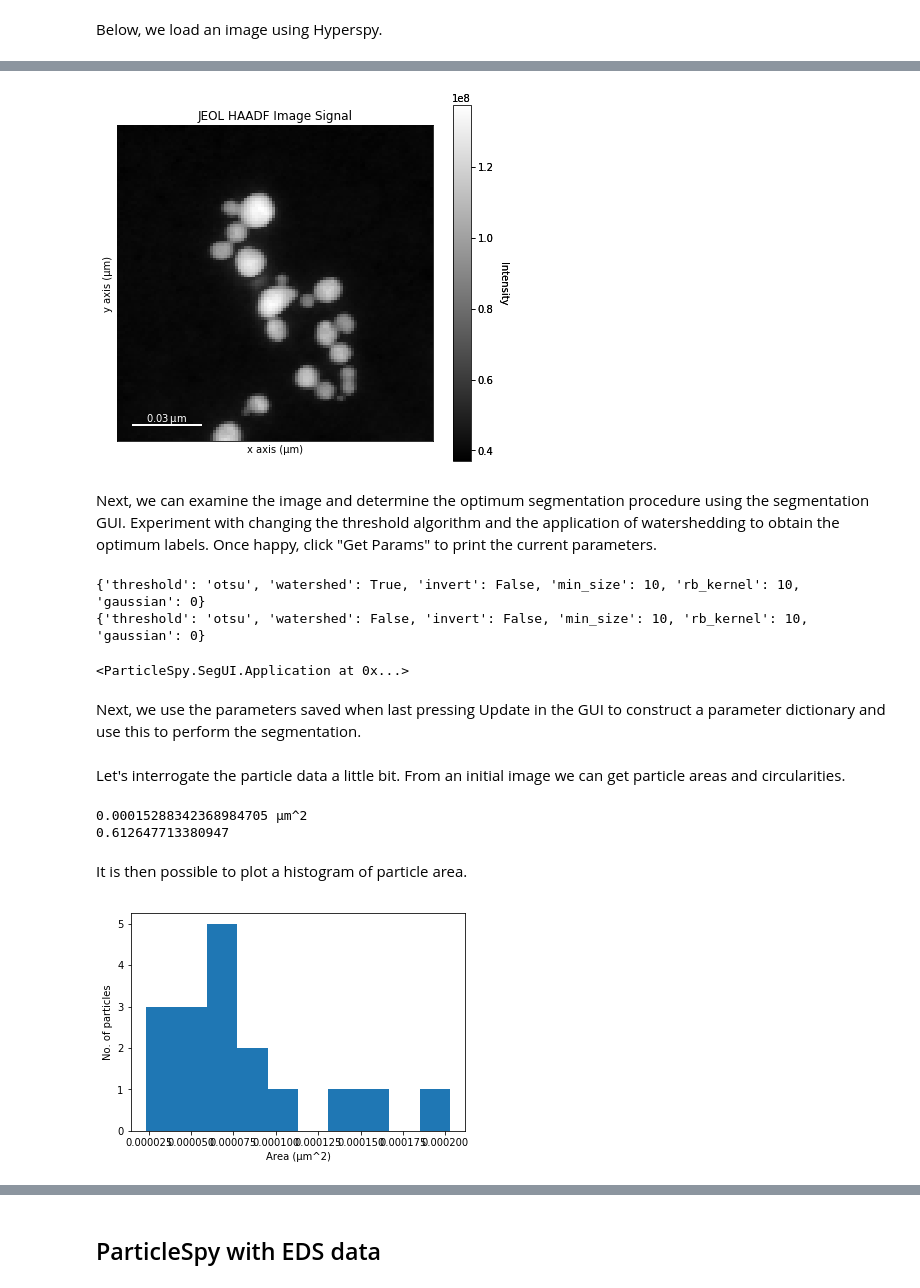
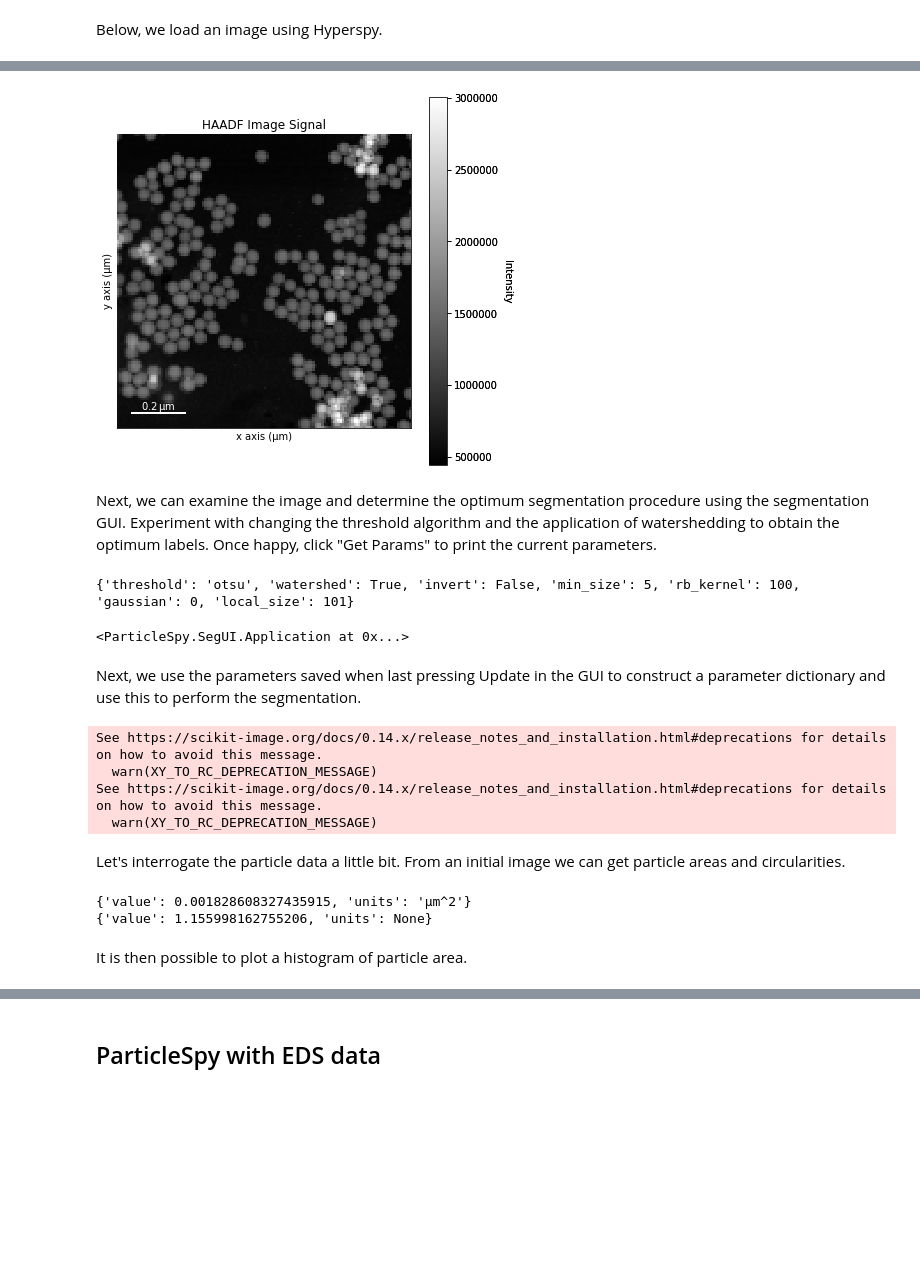
Before and after one commit to ePSIC-DLS/particlespy, a Jupyter notebook: ParticleSpy/Basic Example.ipynb, the cells around one changed output, grey strips where cells are left out. Drawn from its saved outputs; the diff is of its cells as text; code cells hidden in the pictures; blank space fills up the shorter version.

```diff
--- a/ParticleSpy/Basic Example.ipynb
+++ b/ParticleSpy/Basic Example.ipynb
@@ -10,7 +10,7 @@ Below, we load an image using Hyperspy.
 import hyperspy.api as hs
 import ParticleSpy.api as ps
 
-filename = "Data/JEOL HAADF Image.dm4"
+filename = "Data/SiO2 HAADF Image.hspy"
 haadf = hs.load(filename)
 
 %matplotlib inline
@@ -21,30 +19,31 @@ WARNING:hyperspy_gui_traitsui:The traitsui GUI elements are not available.
-[figure, old version]
+[figure, new version]
 # %% [markdown]
 Next, we can examine the image and determine the optimum segmentation procedure using the segmentation GUI. Experiment with changing the threshold algorithm and the application of watershedding to obtain the optimum labels. Once happy, click "Get Params" to print the current parameters.
 # %%
 ps.SegUI(haadf)
 # %% [output]
-{'threshold': 'otsu', 'watershed': True, 'invert': False, 'min_size': 10, 'rb_kernel': 10, 'gaussian': 0}
-{'threshold': 'otsu', 'watershed': False, 'invert': False, 'min_size': 10, 'rb_kernel': 10, 'gaussian': 0}
+{'threshold': 'otsu', 'watershed': True, 'invert': False, 'min_size': 5, 'rb_kernel': 100, 'gaussian': 0, 'local_size': 101}
 <ParticleSpy.SegUI.Application at 0x...>
 # %% [markdown]
 Next, we use the parameters saved when last pressing Update in the GUI to construct a parameter dictionary and use this to perform the segmentation.
 # %%
 params = ps.parameters()
 params.load()
+params.store['store_im'] = True
 particles = ps.ParticleAnalysis(haadf,params)
+# %% [output]
+See https://scikit-image.org/docs/0.14.x/release_notes_and_installation.html#deprecations for details on how to avoid this message.
+  warn(XY_TO_RC_DEPRECATION_MESSAGE)
+See https://scikit-image.org/docs/0.14.x/release_notes_and_installation.html#deprecations for details on how to avoid this message.
+  warn(XY_TO_RC_DEPRECATION_MESSAGE)
 # %% [markdown]
 Let's interrogate the particle data a little bit. From an initial image we can get particle areas and circularities.
 # %%
 len(particles.list)
-print(str(particles.list[7].area)+' '+particles.list[7].area_units)
-print(particles.list[7].circularity)
+print(particles.list[7].properties['area'])
+print(particles.list[7].properties['circularity'])
 # %% [output]
-0.00015288342368984705 µm^2
-0.612647713380947
+{'value': 0.001828608327435915, 'units': 'µm^2'}
+{'value': 1.155998162755206, 'units': None}
 # %% [markdown]
 It is then possible to plot a histogram of particle area.
-# %%
-particles.plot_area()
-# %% [output]
-[figure, removed]
```
Also changed, not shown: parts of 10 cells of this notebook, 10 other files.
